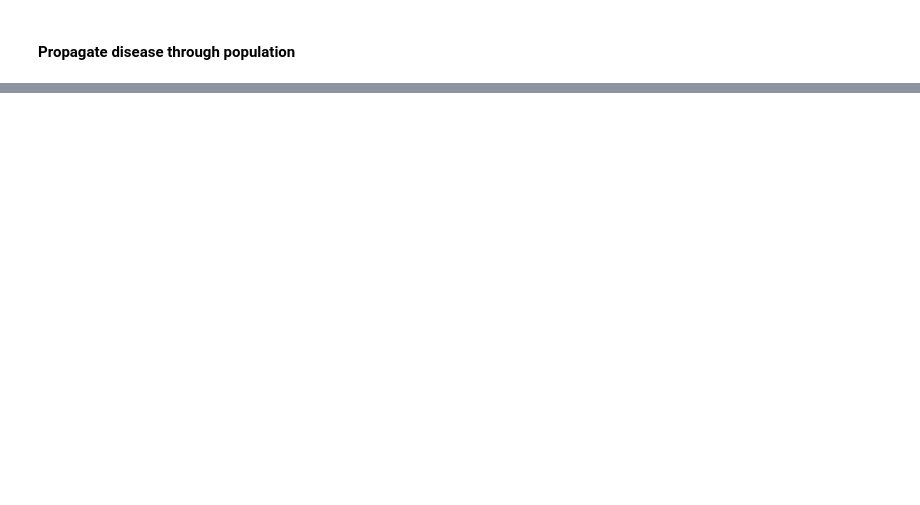
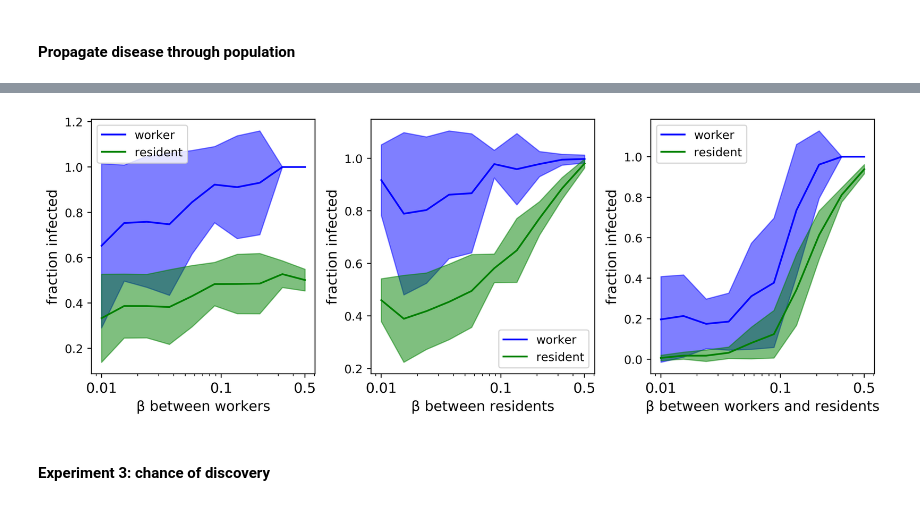
Before and after one commit to GVaessen/intro-CLS-assignment2, a Jupyter notebook: report_networkmodel.ipynb, the cells around one changed output, grey strips where cells are left out. Saved outputs shown, nothing was run; the diff lists cells and outputs as text; code cells hidden in the pictures; blank space fills up the shorter version.

```diff
--- a/report_networkmodel.ipynb
+++ b/report_networkmodel.ipynb
@@ -256,0 +612,62 @@ Fraction infected = 0.97
+# %%
+# plot workers:
+worker_avg_cc = np.array([np.average(frac_I_5['workers'][i]) for i in betas_cc])
+worker_std_cc = np.array([np.std(frac_I_5['workers'][i]) for i in betas_cc])
+
+client_avg_cc = np.array([np.average(frac_I_5['clients'][i]) for i in betas_cc])
+client_std_cc = np.array([np.std(frac_I_5['clients'][i]) for i in betas_cc])
+
+# plt.plot(betas_cc, worker_avg, color='blue', label='worker')
+# plt.fill_between(betas_cc, worker_avg-worker_std, worker_avg+worker_std, color='blue', alpha=0.5)
+# plt.plot(betas_cc, client_avg, color='green', label='client')
+# plt.fill_between(betas_cc, client_avg-client_std, client_avg+client_std, color='green', alpha=0.5)
+# plt.xlabel('\u03B2 between clients', fontsize = 14)
+# plt.ylabel('fraction infected', fontsize = 14)
+# plt.xticks(fontsize = 12)
+# plt.yticks(fontsize = 12)
+# plt.legend(fontsize = 14)
+# plt.savefig('infected_betacc_frac.pdf')
+# plt.show()
+# %%
+fig, [ax1, ax2, ax3] = plt.subplots(1, 3, figsize=(12, 4), dpi=400)
+
+ax1.plot(betas_ww, worker_avg_ww, color='blue', label='worker')
+ax1.fill_between(betas_ww, worker_avg_ww-worker_std_ww, worker_avg_ww+worker_std_ww, color='blue', alpha=0.5)
+ax1.plot(betas_ww, client_avg_ww, color='green', label='resident')
+ax1.fill_between(betas_ww, client_avg_ww-client_std_ww, client_avg_ww+client_std_ww, color='green', alpha=0.5)
+ax1.set_xlabel('\u03B2 between workers', fontsize = 12)
+ax1.set_ylabel('fraction infected', fontsize = 12)
+ax1.set_xscale('log')
+ax1.set_xticks([0.01,0.1,0.5])
+ax1.set_xticklabels([0.01,0.1,0.5], fontsize=12)
+ax1.legend(loc='upper left')
+
+ax2.plot(betas_cc, worker_avg_cc, color='blue', label='worker')
+ax2.fill_between(betas_wc, worker_avg_cc-worker_std_cc, worker_avg_cc+worker_std_cc, color='blue', alpha=0.5)
+ax2.plot(betas_cc, client_avg_cc, color='green', label='resident')
+ax2.fill_between(betas_cc, client_avg_cc-client_std_cc, client_avg_cc+client_std_cc, color='green', alpha=0.5)
+ax2.set_xlabel('\u03B2 between residents', fontsize = 12)
+ax2.set_ylabel('fraction infected', fontsize = 12)
+ax2.set_xscale('log')
+ax2.set_xticks([0.01,0.1,0.5])
+ax2.set_xticklabels([0.01,0.1,0.5], fontsize=12)
+ax2.legend(loc='lower right')
+
+ax3.plot(betas_wc, worker_avg_wc, color='blue', label='worker')
+ax3.fill_between(betas_wc, worker_avg_wc-worker_std_wc, worker_avg_wc+worker_std_wc, color='blue', alpha=0.5)
+ax3.plot(betas_wc, client_avg_wc, color='green', label='resident')
+ax3.fill_between(betas_wc, client_avg_wc-client_std_wc, client_avg_wc+client_std_wc, color='green', alpha=0.5)
+ax3.set_xlabel('\u03B2 between workers and residents', fontsize = 12)
+ax3.set_ylabel('fraction infected', fontsize = 12)
+ax3.set_xscale('log')
+ax3.set_xticks([0.01,0.1,0.5])
+ax3.set_xticklabels([0.01,0.1,0.5], fontsize=12)
+ax3.legend()
+
+plt.subplots_adjust(wspace=0.25)
+plt.savefig('infected_allbeta.pdf', dpi=300)
+plt.show()
+# %% [output]
+[figure, added]
+# %% [markdown]
+#### Experiment 3: chance of discovery
```
Also changed, not shown: parts of 30 cells of this notebook.
